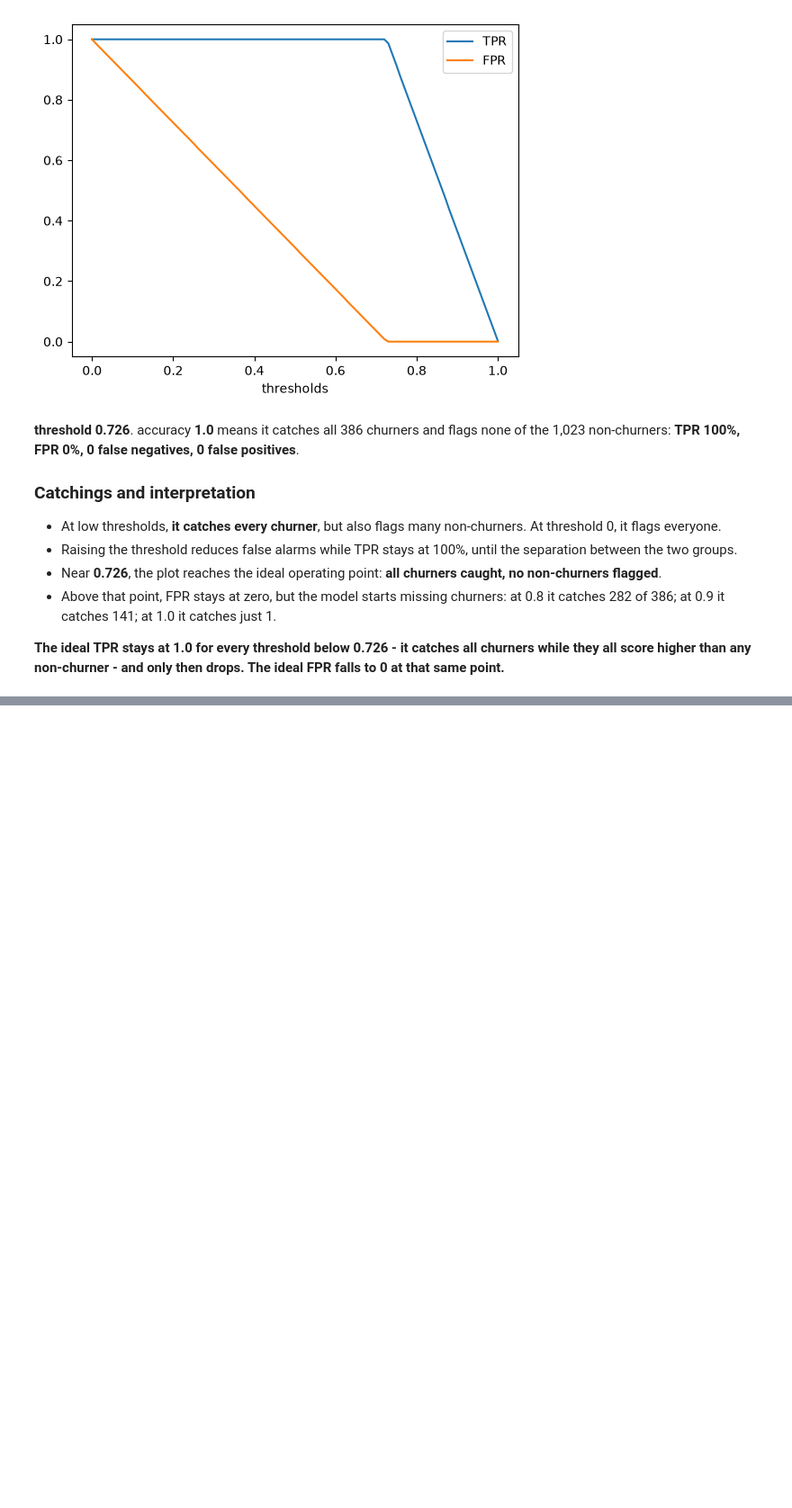
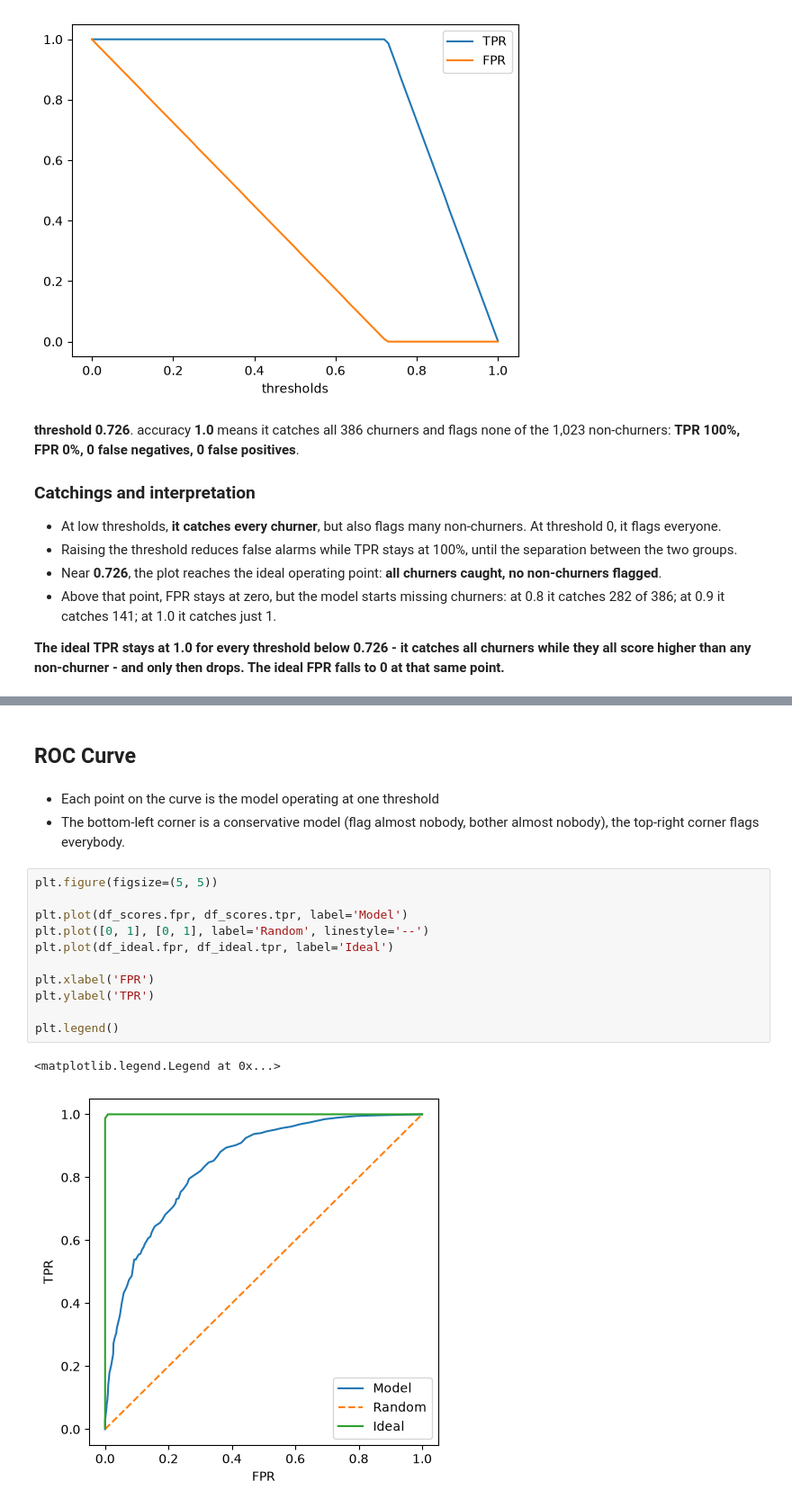
Before and after one commit to RwinRad/ml-forge, a Jupyter notebook: 04-evaluation/churn-prediction-model-evaluation.ipynb, the cells around one changed output, grey strips where cells are left out. Shown at 90% size. Cells and saved outputs as stored; diff of their text form; blank space fills up the shorter version.

```diff
--- a/04-evaluation/churn-prediction-model-evaluation.ipynb
+++ b/04-evaluation/churn-prediction-model-evaluation.ipynb
@@ -630,3 +633,22 @@ The x-axis is the **decision threshold**; the y-axis shows the rate from 0 to 1.
 - The statement that the model’s blue FPR curve is “above the ideal” is **not what this plot shows**. For example, at threshold 0.5, the model’s FPR is about 10.6%, while the ideal curve’s FPR is about 31.2%. More importantly, comparing the models at the *same numeric threshold* is not a fair overall comparison: the ideal scores were artificially assigned, while the trained model’s scores are probabilities. The threshold values don’t have the same meaning for both.
 
 - A fairer comparison of their ranking performance would plot **TPR against FPR** (an ROC curve) or compare AUC.
+# %% [markdown]
+## ROC Curve
+# %% [markdown]
+- Each point on the curve is the model operating at one threshold
+- The bottom-left corner is a conservative model (flag almost nobody, bother almost nobody), the top-right corner flags everybody.
+# %%
+plt.figure(figsize=(5, 5))
+
+plt.plot(df_scores.fpr, df_scores.tpr, label='Model')
+plt.plot([0, 1], [0, 1], label='Random', linestyle='--')
+plt.plot(df_ideal.fpr, df_ideal.tpr, label='Ideal')
+
+plt.xlabel('FPR')
+plt.ylabel('TPR')
+
+plt.legend()
+# %% [output]
+<matplotlib.legend.Legend at 0x...>
+[figure, added]
```
Also changed, not shown: parts of 26 cells of this notebook.
